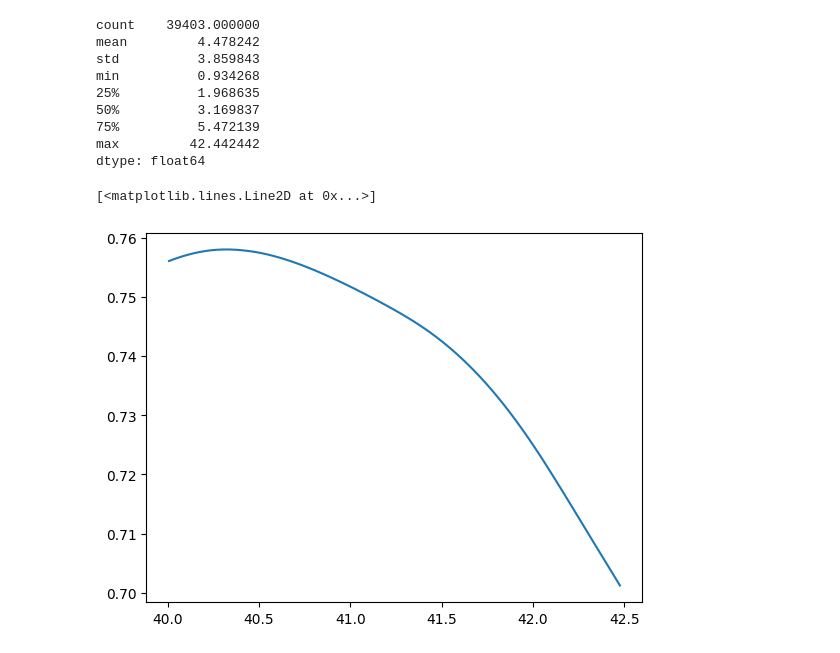
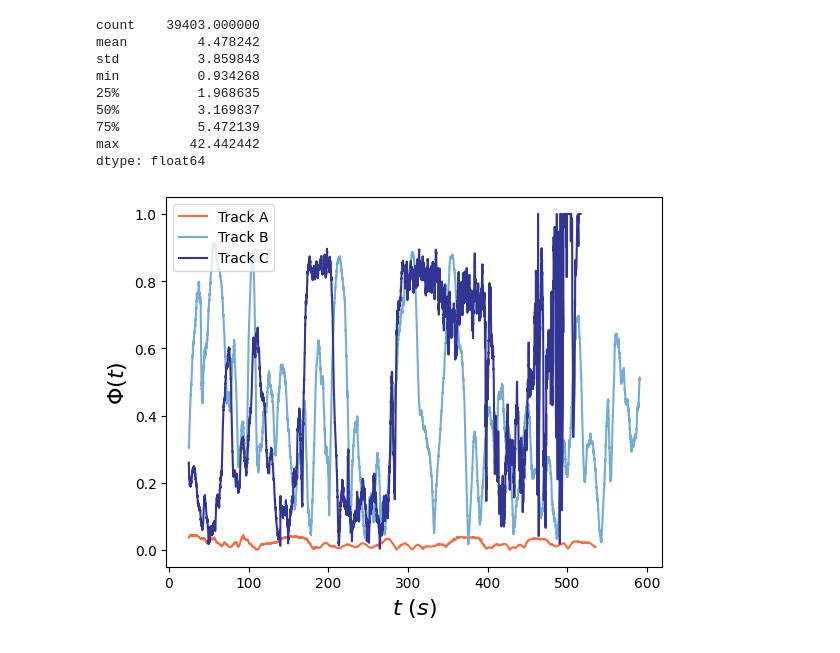
Before and after one commit to mmccraw98/flocking-emergence-iw, a Jupyter notebook: code/data/initial-data-analysis.ipynb, the cells around one changed output. Drawn from its saved outputs; the diff is of its cells as text; code cells hidden in the pictures.

```diff
--- a/code/data/initial-data-analysis.ipynb
+++ b/code/data/initial-data-analysis.ipynb
@@ -78,21 +80,3 @@ min          0.934268
 75%          5.472139
 max         42.442442
 dtype: float64
-# %%
-# get all tracks that last for the entire duration
-
-
-time_start = 40
-time_end = 42.5
-
-
-
-
-df = get_birds_in_time_range(df_A, time_start, time_end)
-
-vel_order = get_velocity_order_parameter(df)
-
-plt.plot(vel_order)
-# %% [output]
-[<matplotlib.lines.Line2D at 0x...>]
-[figure, removed]
@@ -100,0 +83,18 @@ plt.plot(vel_order)
+# %%
+# velocity order parameter
+vel_order_A = get_velocity_order_parameter(df_A)
+vel_order_B = get_velocity_order_parameter(df_B)
+vel_order_C = get_velocity_order_parameter(df_C)
+# %%
+import mdaux
+colors = mdaux.getValToColorMap([-1, 0, 1, 2, 3, 4])
+plt.plot(np.sort(df_A.time.unique()), vel_order_A, label='Track A', color=colors[0])
+plt.plot(np.sort(df_B.time.unique()), vel_order_B, label='Track B', color=colors[3])
+plt.plot(np.sort(df_C.time.unique()), vel_order_C, label='Track C', color=colors[4])
+plt.legend()
+plt.xlabel('$t$ ($s$)', fontsize=16)
+plt.ylabel('$\Phi(t)$', fontsize=16)
+plt.savefig('velocity_order_parameter.png', dpi=300, bbox_inches='tight')
+plt.show()
+# %% [output]
+[figure, added]
```
Also changed, not shown: parts of 5 cells of this notebook, 5 other files.
